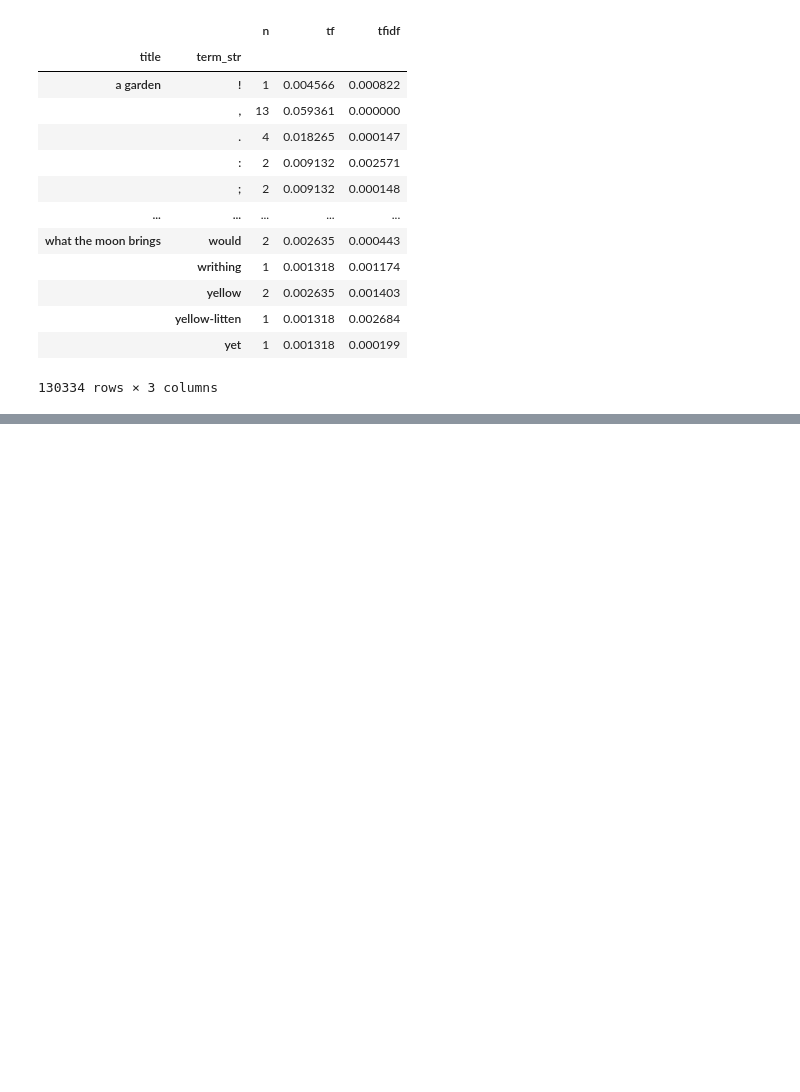
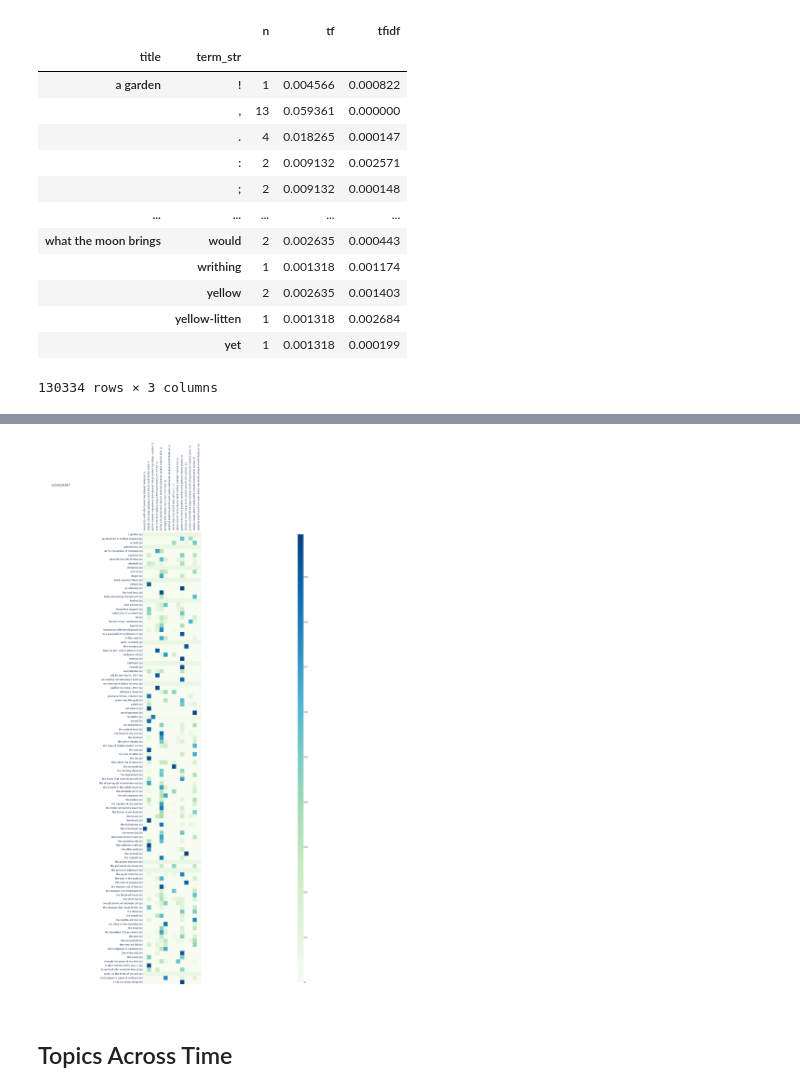
Before and after one commit to RyanDoesMath/Lovecraft-Digital-Analytical-Edition, a Jupyter notebook: lovecraft_ETA_LDA.ipynb, the cells around one changed output, grey strips where cells are left out. Cells and saved outputs as stored; diff of their text form; code cells hidden in the pictures; blank space fills up the shorter version.

```diff
--- a/lovecraft_ETA_LDA.ipynb
+++ b/lovecraft_ETA_LDA.ipynb
@@ -158,0 +196,5 @@ tm_hp.get_doc_stats()
+# %%
+temp_img = HP_IMG.copy()
+temp_img.drop(columns = '14: ’ d s er ring bright beams o :', inplace=True)
+temp_img = temp_img.apply(lambda x: normalize_line(x), axis=1)
+temp_img
@@ -158,0 +255,7 @@ tm_hp.get_doc_stats()
+# %%
+fig = px.imshow(temp_img, color_continuous_scale='GnBu', title="LOVECRAFT", height=3000, width=1000)
+fig.update_layout(xaxis={'side': 'top', 'title_text':None}, yaxis={'title_text':None},)
+# %% [output]
+[figure, added]
+# %% [markdown]
+## Topics Across Time
```
Also changed, not shown: parts of 20 cells of this notebook.
